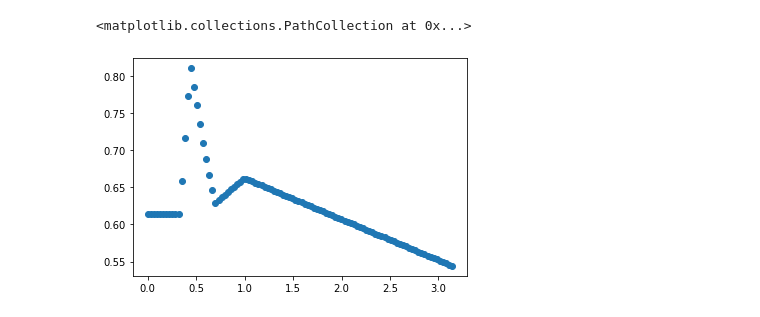
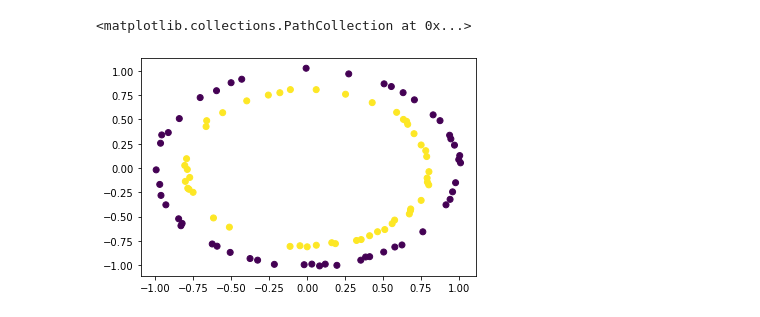
Before and after one commit to mwoedlinger/pymatch, a Jupyter notebook: demo.ipynb, the cells around one changed output. Cells and saved outputs as stored; diff of their text form; code cells hidden in the pictures.

```diff
--- a/demo.ipynb
+++ b/demo.ipynb
@@ -26 +29,9 @@ array([1, 1, 0, 0, 1, 2, 2, 2, 2, 0])
+# %%
+# # Generate data
+X, Y = make_circles(n_samples=300, noise=0.01)
+#X, Y = make_blobs(n_samples=300, centers=num_classes, n_features=2)
+#X, Y = make_moons(n_samples=300, noise=0.1)
+
+X_train, Y_train = X[0:200], Y[0:200]
+X_test, Y_test = X[200:300], Y[200:300]
 # %%
@@ -31,17 +42,6 @@ plt.scatter(X[:,0], X[:,1], c=Y)
-# %%
-# Set Parameters
-epochs = 20
-lr = 0.1
-lrSchedulerStep = 10
-batchSize = 4
-hiddenLayers = [16,16,num_classes]
-
-# Create model
-m = MLP(3, hiddenLayers)
-criterion = crossentropyLoss
-
-# Create Data Loader
-dl = DataLoader(X, Y, batchSize=batchSize, shuffle=True)
+# %%
+# Create Data Loader
+dl = DataLoader(X_train, Y_train, batchSize=batchSize, shuffle=True)
 # %%
 # Train
 print('Train for {} epochs.'.format(epochs))
@@ -51,13 +51,18 @@ for epoch in range(epochs):
         lr *= 0.5
 
     running_loss = 0
+    running_correct = 0
 
     for batch in dl:
         loss = 0
         for (x, y) in batch:
-            y = np.identity(num_classes)[y] #TODO
+            y = [2*y-1]
+
             pred = m(x)
-            loss = loss + criterion(pred, y, m, l1=True)
+            if (pred[0] >= 0 and y[0] >= 0) or (pred[0] < 0 and y[0] < 0):
+                running_correct += 1
+
+            loss = loss + criterion(pred, y, m, l1=False)
         loss = loss * (1/len(batch))
 
         loss.zero_grad()
@@ -65,5 +70,5 @@ for epoch in range(epochs):
         sgd(lr, loss)
         running_loss += loss
 
-    print('Epoch: {}, Loss = {}'.format(epoch, running_loss.val/len(X), lr))
+    print('Epoch: {}, Loss = {}, Acc = {}'.format(epoch, running_loss.val/len(dl), running_correct/len(dl)))
 # %% [output]
@@ -88,9 +92,8 @@ KeyboardInterrupt:
 # %%
 # Test
-X_test = [x for x in np.linspace(0, np.pi, 100)]
-Y_pred = [m([x])[0].val for x in X_test]
+Y_pred = np.array([(m(x)[0].val > 0)*1.0 for x in X_test])
 
-plt.scatter(X_test, Y_pred)
+plt.scatter(X_test[:,0], X_test[:,1], c=Y_pred)
 # %% [output]
 <matplotlib.collections.PathCollection at 0x...>
-[figure, old version]
+[figure, new version]
```
Also changed, not shown: parts of 7 cells of this notebook, 7 other files.
